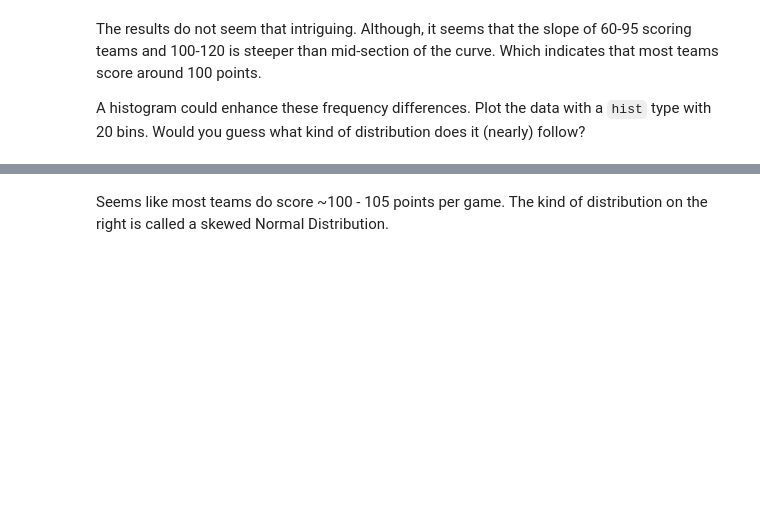
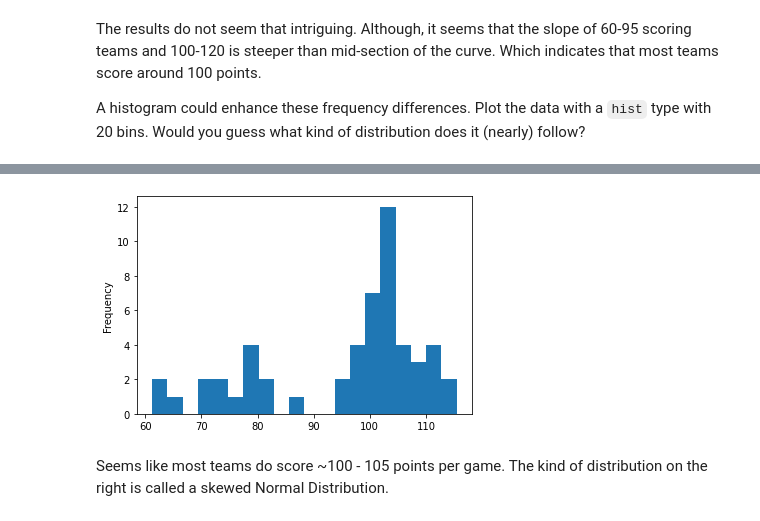
Before and after one commit to MeTomasK/Demo-Subproject, a Jupyter notebook: Demo_subproject.ipynb, the cells around one changed output, grey strips where cells are left out. Cells and saved outputs as stored; diff of their text form; code cells hidden in the pictures; blank space fills up the shorter version.

```diff
--- a/Demo_subproject.ipynb
+++ b/Demo_subproject.ipynb
@@ -207,6 +230,13 @@ A histogram could enhance these frequency differences. Plot the data with a `his
 # %% [markdown]
 You should see a result as follows:
 <div><img src="https://i.imgur.com/Pc3sUKN.png"/></div>
+# %%
+plt.close("all")
+ts3 = df1.groupby("fran_id")["pts"].mean().sort_values()
+ts3.plot(kind="hist", bins=20)
+plt.show()
+# %% [output]
+[figure, added]
 # %% [markdown]
 Seems like most teams do score ~100 - 105 points per game. The kind of distribution on the right is called a skewed Normal Distribution.
 # %% [markdown]
```
Also changed, not shown: parts of 4 cells of this notebook.
